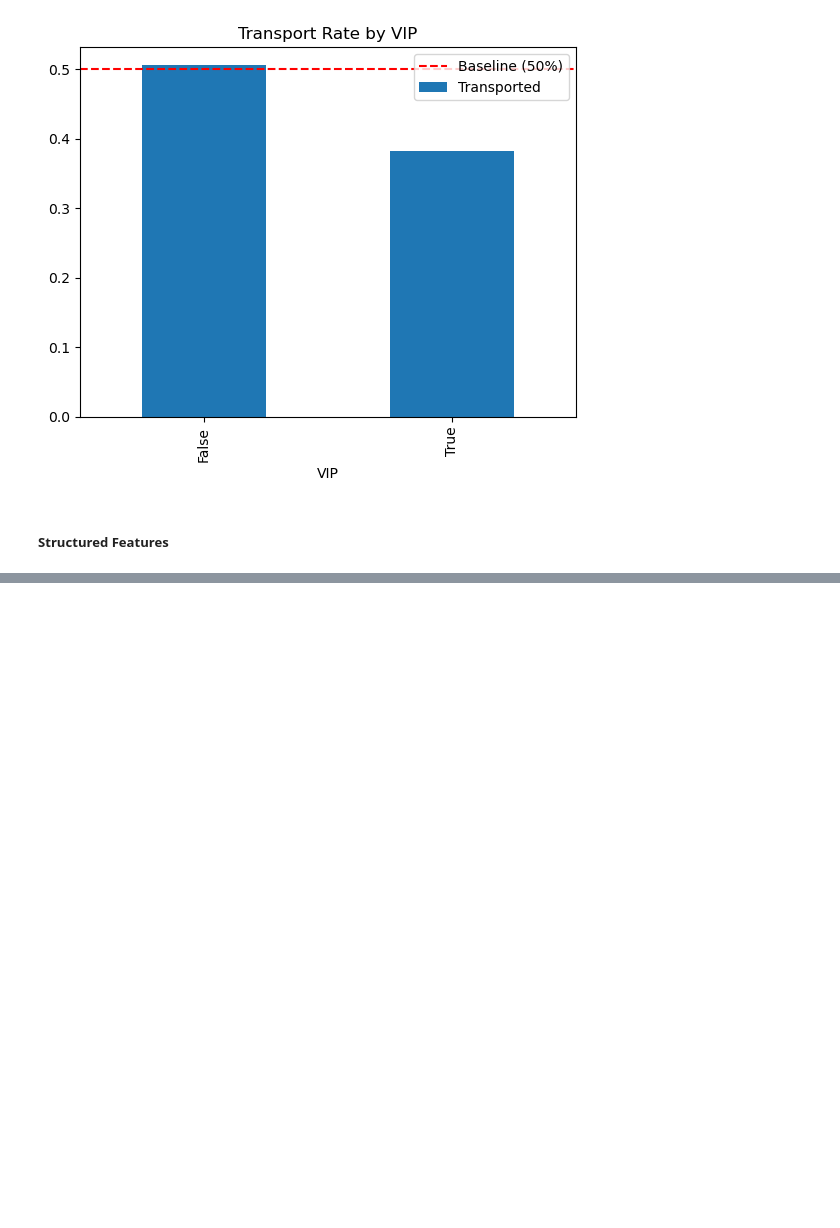
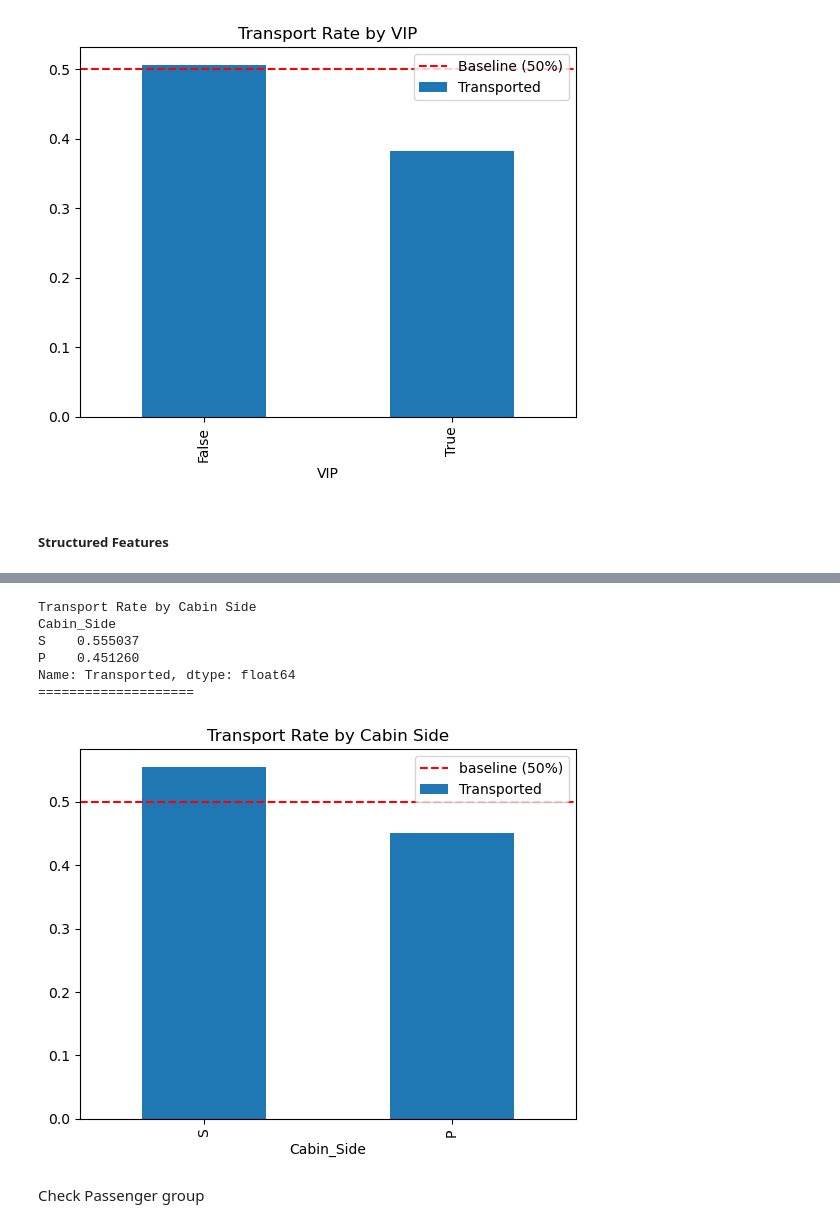
Before and after one commit to NirMarc/kaggle, a Jupyter notebook: spaceship-titanic/notebooks/01_eda.ipynb, the cells around one changed output, grey strips where cells are left out. Cells and saved outputs as stored; diff of their text form; code cells hidden in the pictures; blank space fills up the shorter version.

Commit message:
Check Sturctured Features

```diff
--- a/spaceship-titanic/notebooks/01_eda.ipynb
+++ b/spaceship-titanic/notebooks/01_eda.ipynb
@@ -291,0 +357,18 @@ B/0/P
+# %%
+print("Transport Rate by Cabin Side")
+side_transport = train.groupby("Cabin_Side")["Transported"].mean().sort_values(ascending=False)
+print(side_transport)
+print("=" * 20)
+side_transport.plot(kind="bar")
+plt.title("Transport Rate by Cabin Side")
+plt.axhline(y=0.5, color='r', linestyle='--', label="baseline (50%)")
+plt.legend()
+plt.show()
+# %% [output]
+Transport Rate by Cabin Side
+Cabin_Side
+S    0.555037
+P    0.451260
+Name: Transported, dtype: float64
+====================
+[figure, added]
@@ -291,0 +377,2 @@ B/0/P
+# %% [markdown]
+Check Passenger group
```
Also changed, not shown: parts of 7 cells of this notebook.
